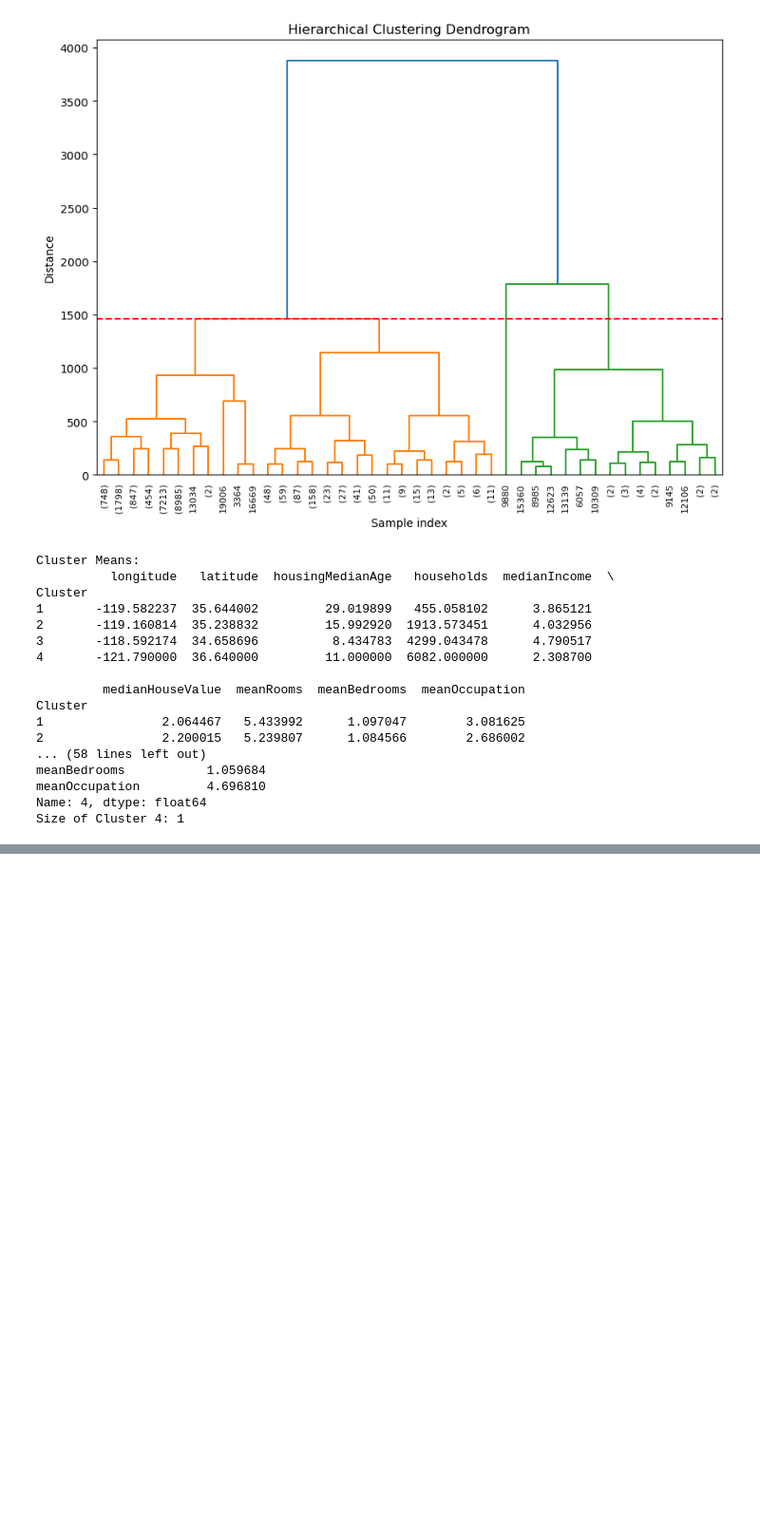
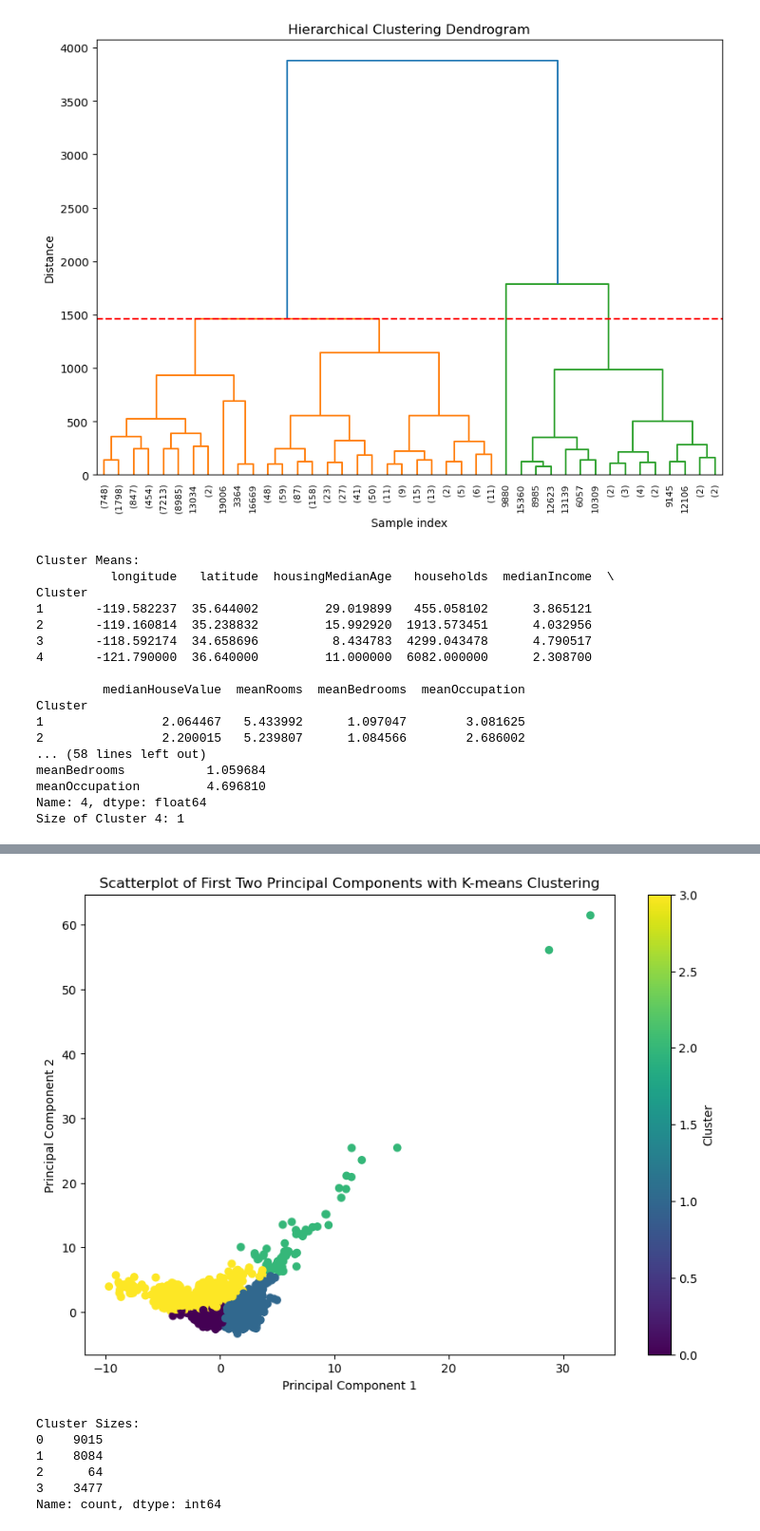
Before and after one commit to AbhinavDevelops/Analysis-on-the-Californinan-Housing-market, a Jupyter notebook: assign3_23082057.ipynb, the cells around one changed output, grey strips where cells are left out. Shown at 95% size. Saved outputs shown, nothing was run; the diff lists cells and outputs as text; code cells hidden in the pictures; blank space fills up the shorter version.

```diff
--- a/assign3_23082057.ipynb
+++ b/assign3_23082057.ipynb
@@ -675,0 +811,28 @@ Size of Cluster 4: 1
+# %%
+#D9 e)
+
+# Apply k-means clustering on the first two principal components
+kmeans = KMeans(n_clusters=4, random_state=5508)
+clusters = kmeans.fit_predict(principal_components)
+
+# Present scatterplot of the first two principal components with different colors for each cluster
+plt.figure(figsize=(10, 7))
+plt.scatter(principal_components[:, 0], principal_components[:, 1], c=clusters, cmap='viridis')
+plt.title('Scatterplot of First Two Principal Components with K-means Clustering')
+plt.xlabel('Principal Component 1')
+plt.ylabel('Principal Component 2')
+plt.colorbar(label='Cluster')
+plt.show()
+
+# print size of each cluster
+cluster_sizes_kmeans = pd.Series(clusters).value_counts().sort_index()
+print("Cluster Sizes:")
+print(cluster_sizes_kmeans)
+# %% [output]
+[figure, added]
+Cluster Sizes:
+0    9015
+1    8084
+2      64
+3    3477
+Name: count, dtype: int64
```
Also changed, not shown: parts of 6 cells of this notebook.
